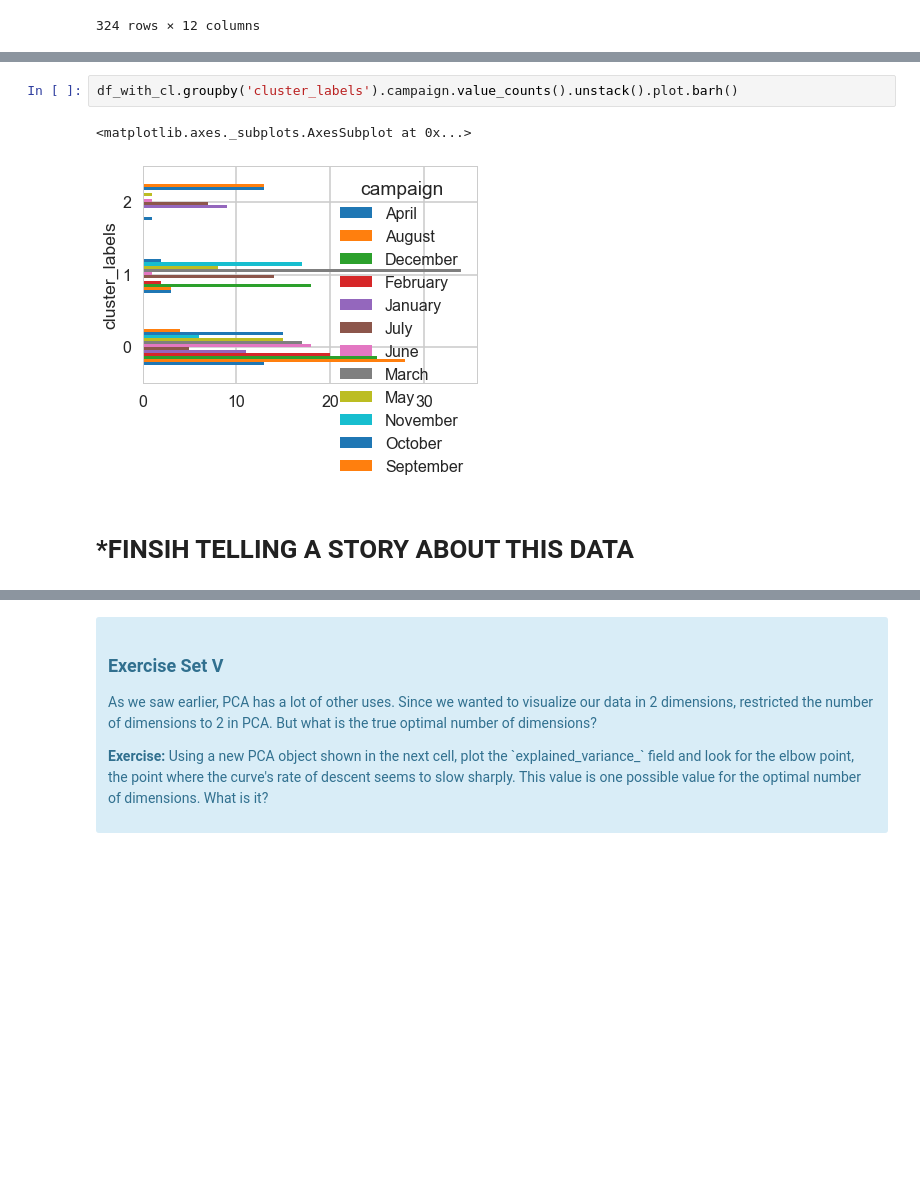
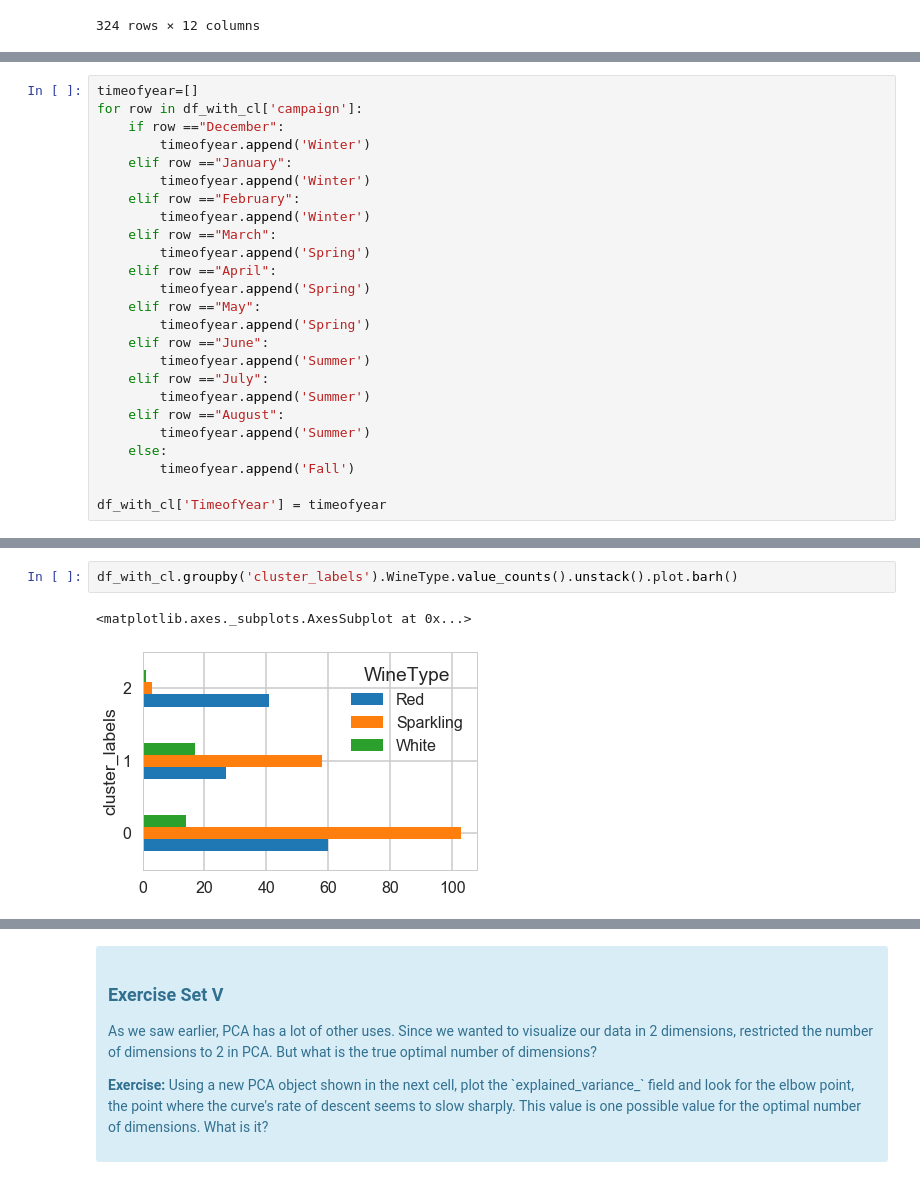
Before and after one commit to mamitch/Springboard_exercises, a Jupyter notebook: Mini_Project_Clustering.ipynb, the cells around one changed output, grey strips where cells are left out. Drawn from its saved outputs; the diff is of its cells as text; blank space fills up the shorter version.

```diff
--- a/Mini_Project_Clustering.ipynb
+++ b/Mini_Project_Clustering.ipynb
@@ -530,0 +588,25 @@ df_with_cl.sort_values('cluster_labels')
+# %%
+timeofyear=[]
+for row in df_with_cl['campaign']:
+    if row =="December":
+        timeofyear.append('Winter')
+    elif row =="January":
+        timeofyear.append('Winter')
+    elif row =="February":
+        timeofyear.append('Winter')
+    elif row =="March":
+        timeofyear.append('Spring')
+    elif row =="April":
+        timeofyear.append('Spring')
+    elif row =="May":
+        timeofyear.append('Spring')
+    elif row =="June":
+        timeofyear.append('Summer')
+    elif row =="July":
+        timeofyear.append('Summer')
+    elif row =="August":
+        timeofyear.append('Summer')
+    else:
+        timeofyear.append('Fall')
+
+df_with_cl['TimeofYear'] = timeofyear
@@ -531,7 +622,5 @@ df_with_cl.sort_values('cluster_labels')
 # %%
-df_with_cl.groupby('cluster_labels').campaign.value_counts().unstack().plot.barh()
+df_with_cl.groupby('cluster_labels').WineType.value_counts().unstack().plot.barh()
 # %% [output]
 <matplotlib.axes._subplots.AxesSubplot at 0x...>
-[figure, old version]
+[figure, new version]
-# %% [markdown]
-# *FINSIH TELLING A STORY ABOUT THIS DATA
```
Also changed, not shown: parts of 14 cells of this notebook.
